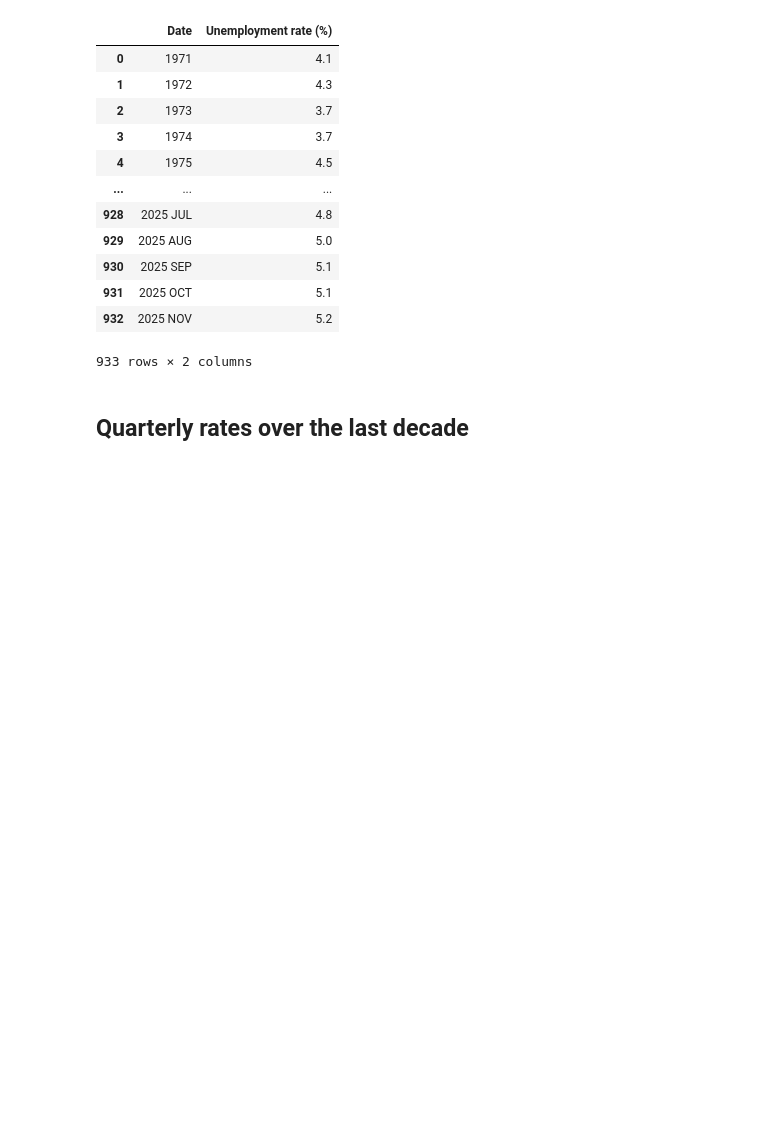
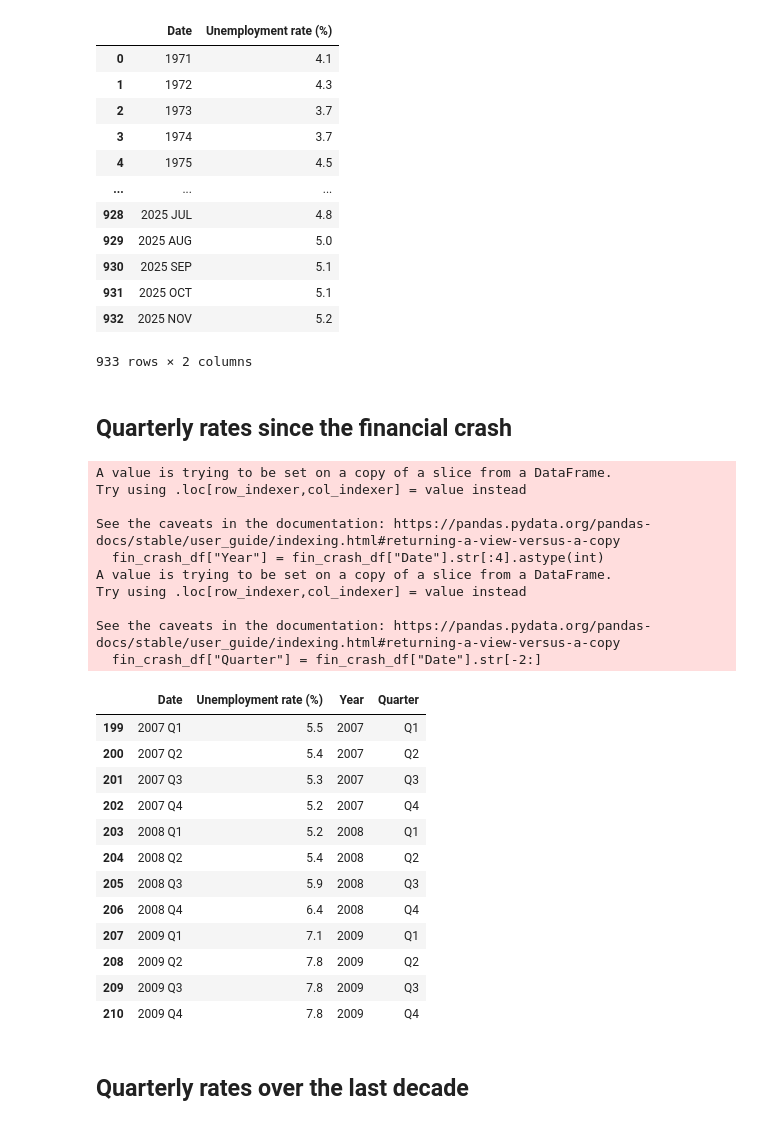
Before and after one commit to neer-shah/UK-unemployment-2026, a Jupyter notebook: main.ipynb, the cells around one changed output. Saved outputs shown, nothing was run; the diff lists cells and outputs as text; code cells hidden in the pictures; blank space fills up the shorter version.

```diff
--- a/main.ipynb
+++ b/main.ipynb
@@ -46,6 +46,39 @@ df
 | 931 | 2025 OCT | 5.1 |
 | 932 | 2025 NOV | 5.2 |
 933 rows × 2 columns
+# %% [markdown]
+## Quarterly rates since the financial crash
+# %%
+fin_crash_df = df[df["Date"].str.match(r"^\d{4} Q[1-4]$", na=False)]
+fin_crash_df["Year"] = fin_crash_df["Date"].str[:4].astype(int)
+fin_crash_df["Quarter"] = fin_crash_df["Date"].str[-2:]
+fin_crash_df = fin_crash_df[fin_crash_df["Year"] >= 2007]
+
+fin_crash_df.head(12)
+# %% [output]
+A value is trying to be set on a copy of a slice from a DataFrame.
+Try using .loc[row_indexer,col_indexer] = value instead
+
+See the caveats in the documentation: https://pandas.pydata.org/pandas-docs/stable/user_guide/indexing.html#returning-a-view-versus-a-copy
+  fin_crash_df["Year"] = fin_crash_df["Date"].str[:4].astype(int)
+A value is trying to be set on a copy of a slice from a DataFrame.
+Try using .loc[row_indexer,col_indexer] = value instead
+
+See the caveats in the documentation: https://pandas.pydata.org/pandas-docs/stable/user_guide/indexing.html#returning-a-view-versus-a-copy
+  fin_crash_df["Quarter"] = fin_crash_df["Date"].str[-2:]
+|  | Date | Unemployment rate (%) | Year | Quarter |
+| 199 | 2007 Q1 | 5.5 | 2007 | Q1 |
+| 200 | 2007 Q2 | 5.4 | 2007 | Q2 |
+| 201 | 2007 Q3 | 5.3 | 2007 | Q3 |
+| 202 | 2007 Q4 | 5.2 | 2007 | Q4 |
+| 203 | 2008 Q1 | 5.2 | 2008 | Q1 |
+| 204 | 2008 Q2 | 5.4 | 2008 | Q2 |
+| 205 | 2008 Q3 | 5.9 | 2008 | Q3 |
+| 206 | 2008 Q4 | 6.4 | 2008 | Q4 |
+| 207 | 2009 Q1 | 7.1 | 2009 | Q1 |
+| 208 | 2009 Q2 | 7.8 | 2009 | Q2 |
+| 209 | 2009 Q3 | 7.8 | 2009 | Q3 |
+| 210 | 2009 Q4 | 7.8 | 2009 | Q4 |
 # %% [markdown]
 ## Quarterly rates over the last decade
 # %%
```
Also changed, not shown: parts of 9 cells of this notebook.
